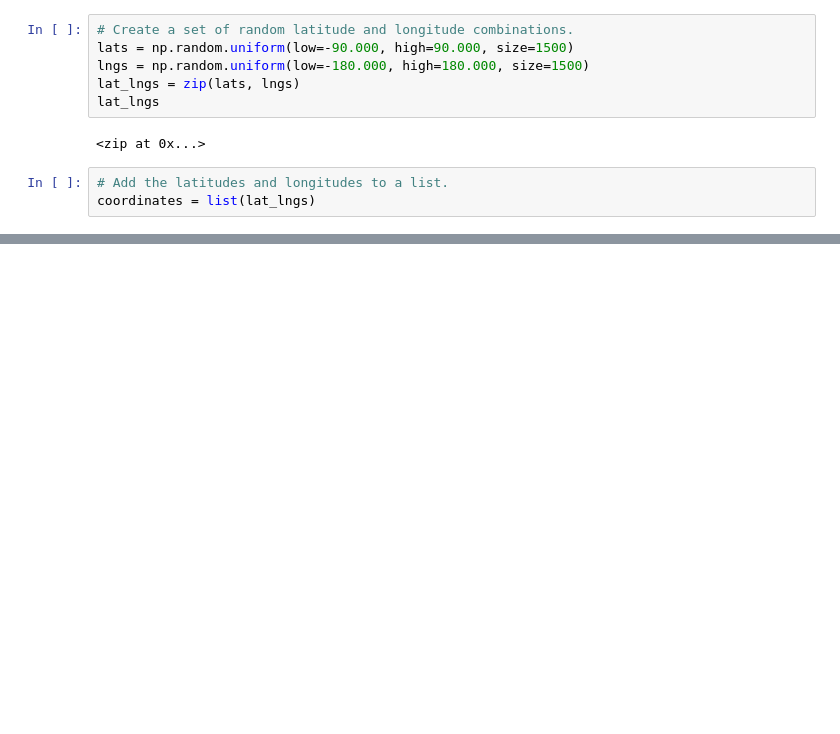
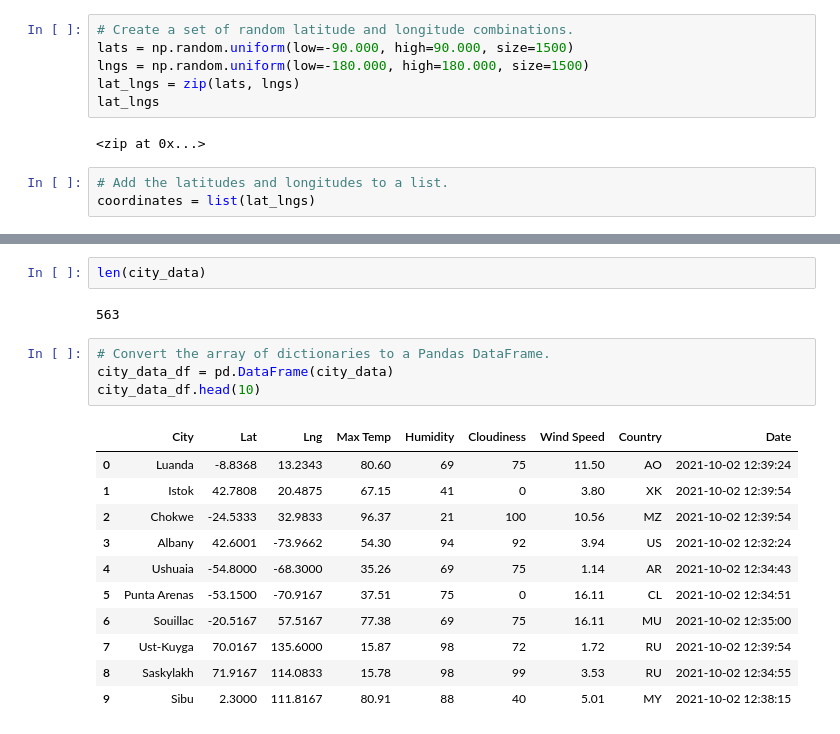
Before and after one commit to Stkaran/World_Weather_Analysis, a Jupyter notebook: WeatherPy.ipynb, the cells around one changed output, grey strips where cells are left out. Cells and saved outputs as stored; diff of their text form; blank space fills up the shorter version.

```diff
--- a/WeatherPy.ipynb
+++ b/WeatherPy.ipynb
@@ -33,0 +124,20 @@ len(cities)
+# %%
+len(city_data)
+# %% [output]
+563
+# %%
+# Convert the array of dictionaries to a Pandas DataFrame.
+city_data_df = pd.DataFrame(city_data)
+city_data_df.head(10)
+# %% [output]
+|  | City | Lat | Lng | Max Temp | Humidity | Cloudiness | Wind Speed | Country | Date |
+| 0 | Luanda | -8.8368 | 13.2343 | 80.60 | 69 | 75 | 11.50 | AO | 2021-10-02 12:39:24 |
+| 1 | Istok | 42.7808 | 20.4875 | 67.15 | 41 | 0 | 3.80 | XK | 2021-10-02 12:39:54 |
+| 2 | Chokwe | -24.5333 | 32.9833 | 96.37 | 21 | 100 | 10.56 | MZ | 2021-10-02 12:39:54 |
+| 3 | Albany | 42.6001 | -73.9662 | 54.30 | 94 | 92 | 3.94 | US | 2021-10-02 12:32:24 |
+| 4 | Ushuaia | -54.8000 | -68.3000 | 35.26 | 69 | 75 | 1.14 | AR | 2021-10-02 12:34:43 |
+| 5 | Punta Arenas | -53.1500 | -70.9167 | 37.51 | 75 | 0 | 16.11 | CL | 2021-10-02 12:34:51 |
+| 6 | Souillac | -20.5167 | 57.5167 | 77.38 | 69 | 75 | 16.11 | MU | 2021-10-02 12:35:00 |
+| 7 | Ust-Kuyga | 70.0167 | 135.6000 | 15.87 | 98 | 72 | 1.72 | RU | 2021-10-02 12:39:54 |
+| 8 | Saskylakh | 71.9167 | 114.0833 | 15.78 | 98 | 99 | 3.53 | RU | 2021-10-02 12:34:55 |
+| 9 | Sibu | 2.3000 | 111.8167 | 80.91 | 88 | 40 | 5.01 | MY | 2021-10-02 12:38:15 |
```
Also changed, not shown: parts of 7 cells of this notebook, 1 other file.
